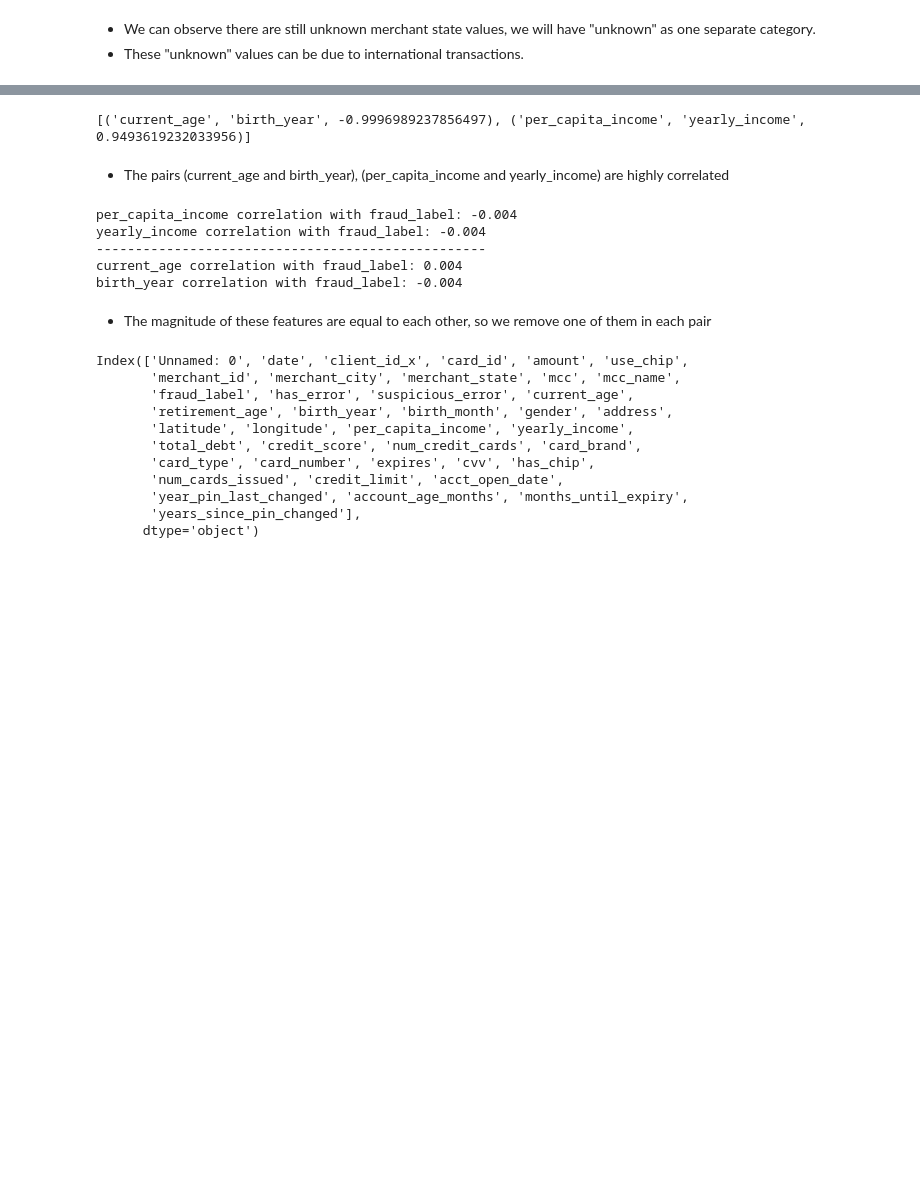
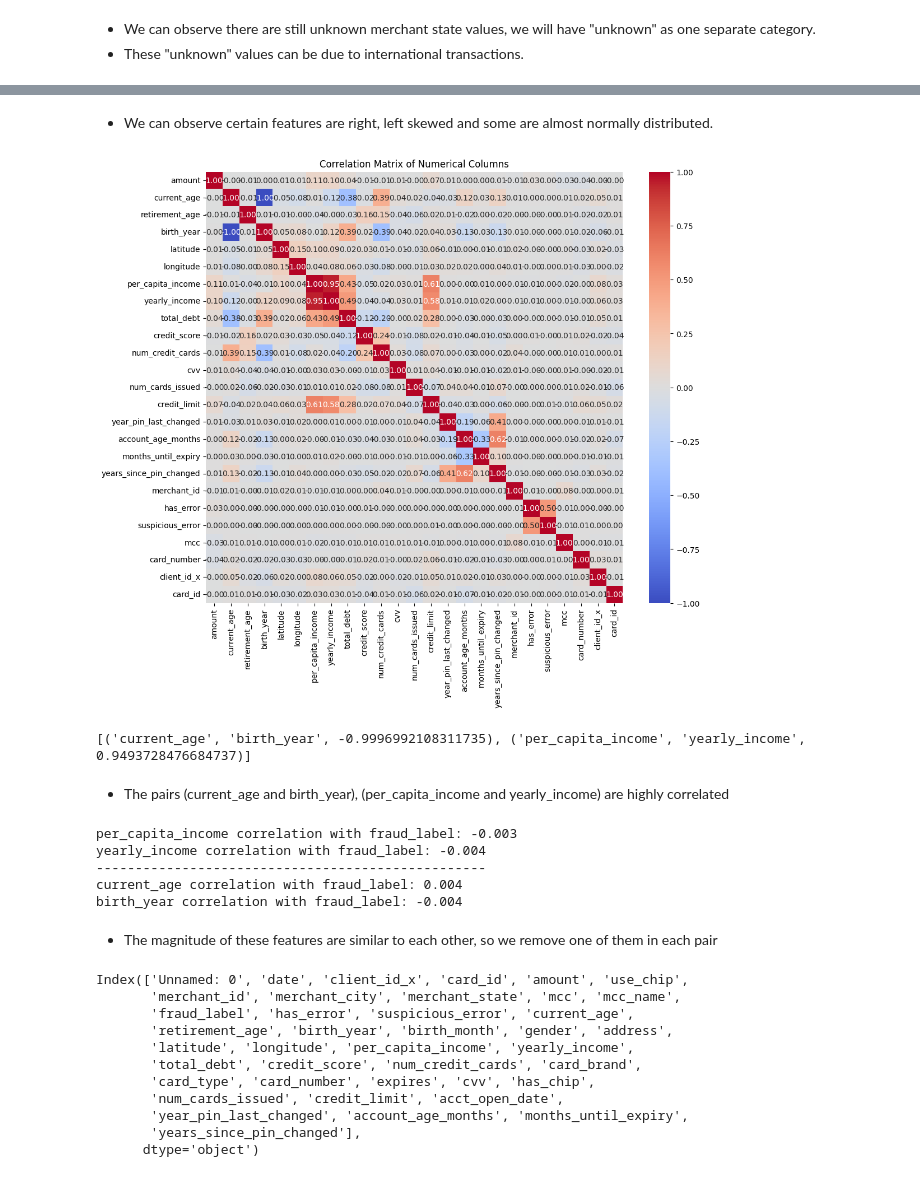
Before and after one commit to esr26/Kaggle-Projects, a Jupyter notebook: Financial Transaction Fraud/ft.ipynb, the cells around one changed output, grey strips where cells are left out. Saved outputs shown, nothing was run; the diff lists cells and outputs as text; code cells hidden in the pictures; blank space fills up the shorter version.

```diff
--- a/Financial Transaction Fraud/ft.ipynb
+++ b/Financial Transaction Fraud/ft.ipynb
@@ -552,0 +330,2 @@ plt.show()
+# %%
+final_df = pd.read_csv('cleaned_data.csv')
@@ -553,3 +450,24 @@ plt.show()
+# %% [markdown]
+- We can observe certain features are right, left skewed and some are almost normally distributed.
+# %%
+# Let's check for correlation between features
+numerical_cols = [
+    'amount', 'current_age', 'retirement_age', 'birth_year',
+    'latitude', 'longitude', 'per_capita_income', 'yearly_income', 'total_debt',
+    'credit_score', 'num_credit_cards', 'cvv', 'num_cards_issued', 'credit_limit',
+    'year_pin_last_changed', 'account_age_months', 'months_until_expiry',
+    'years_since_pin_changed', 'merchant_id', 'has_error', 'suspicious_error',
+    'mcc', 'card_number', 'client_id_x', 'card_id'
+]
+
+corr_matrix = final_df[numerical_cols].corr()
+
+plt.figure(figsize=(12, 10))
+sns.heatmap(corr_matrix, annot=True, cmap='coolwarm', fmt='.2f', vmin=-1, vmax=1)
+plt.title('Correlation Matrix of Numerical Columns')
+plt.show()
+# %% [output]
+[figure, added]
 # %%
 # Let's remove one of the two columns which is highly correlated
 threshold = 0.8
@@ -561,7 +479,7 @@ for i in range(len(corr_matrix.columns)):
 
 print(high_corr_pairs)
 # %% [output]
-[('current_age', 'birth_year', -0.9996989237856497), ('per_capita_income', 'yearly_income', 0.9493619232033956)]
+[('current_age', 'birth_year', -0.9996992108311735), ('per_capita_income', 'yearly_income', 0.9493728476684737)]
 # %% [markdown]
 - The pairs (current_age and birth_year), (per_capita_income and yearly_income) are highly correlated
 # %%
@@ -576,13 +494,13 @@ for col in ["current_age", "birth_year"]:
     corr = final_df[[col, "fraud_label"]].corr().iloc[0, 1]
     print(f"{col} correlation with fraud_label: {corr:.3f}")
 # %% [output]
-per_capita_income correlation with fraud_label: -0.004
+per_capita_income correlation with fraud_label: -0.003
 yearly_income correlation with fraud_label: -0.004
 --------------------------------------------------
 current_age correlation with fraud_label: 0.004
 birth_year correlation with fraud_label: -0.004
 # %% [markdown]
-- The magnitude of these features are equal to each other, so we remove one of them in each pair
+- The magnitude of these features are similar to each other, so we remove one of them in each pair
 # %%
 # Removing 'birth_year, per_capita_income' features
 final_df.drop(columns=["birth_year", "per_capita_income"], axis=1, inplace=True)
```
Also changed, not shown: parts of 65 cells of this notebook.
